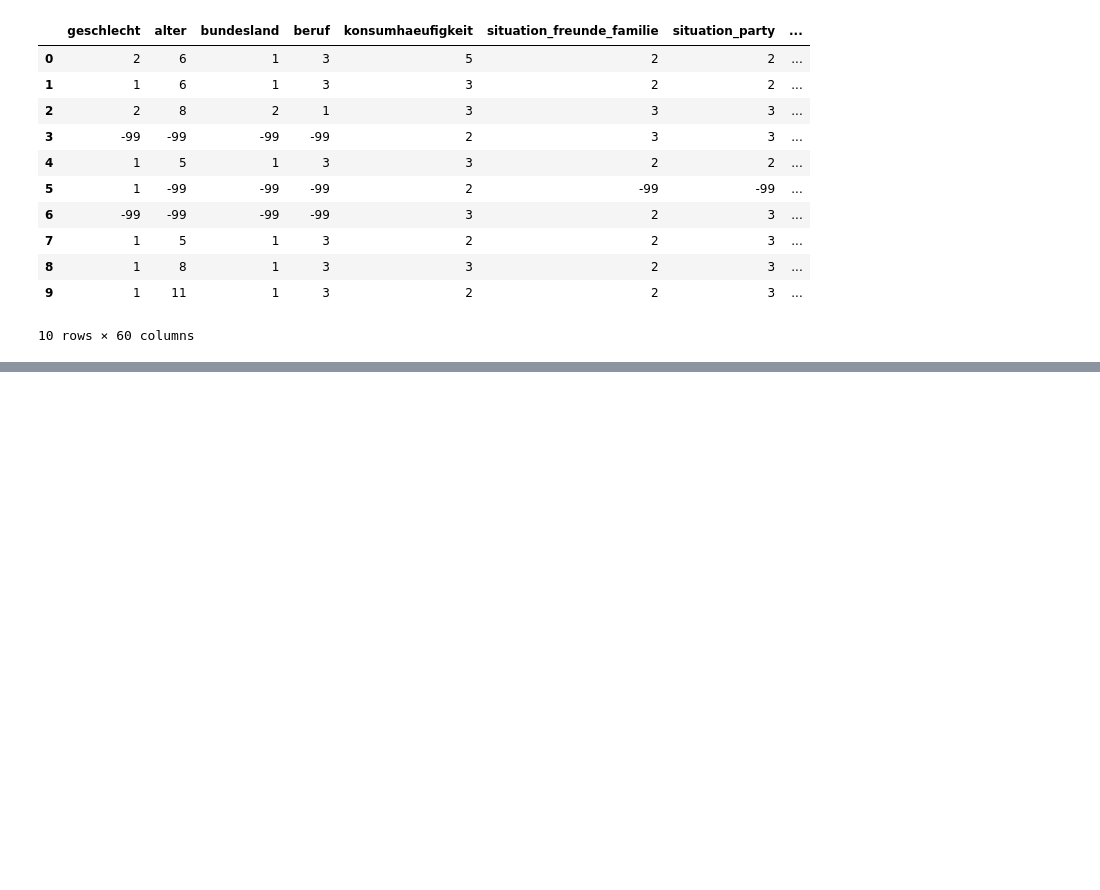
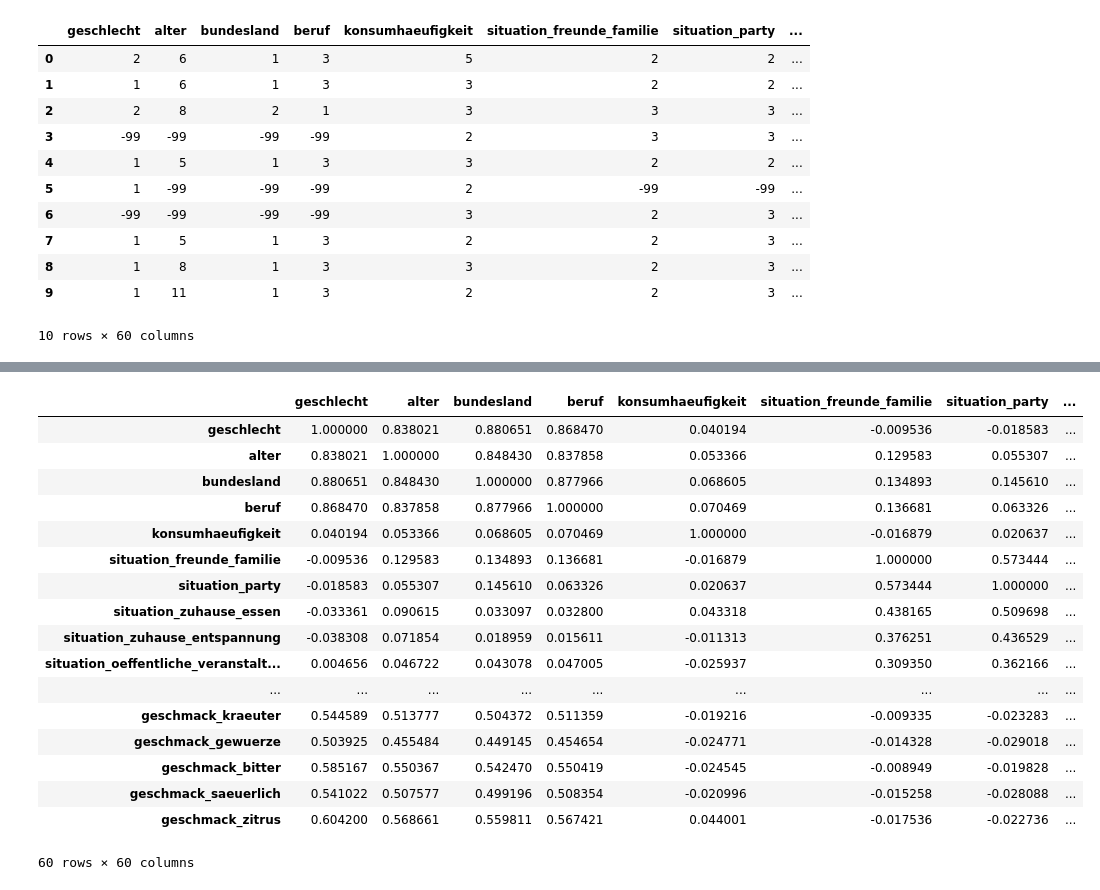
Before and after one commit to FRYEL/Bierprojekt, a Jupyter notebook: test.ipynb, the cells around one changed output, grey strips where cells are left out. Drawn from its saved outputs; the diff is of its cells as text; code cells hidden in the pictures; blank space fills up the shorter version.

```diff
--- a/test.ipynb
+++ b/test.ipynb
@@ -19,0 +35,21 @@ df.head(10)
+# %%
+df.corr()
+# %% [output]
+|  | geschlecht | alter | bundesland | beruf | konsumhaeufigkeit | situation_freunde_familie | situation_party | ... |
+| geschlecht | 1.000000 | 0.838021 | 0.880651 | 0.868470 | 0.040194 | -0.009536 | -0.018583 | ... |
+| alter | 0.838021 | 1.000000 | 0.848430 | 0.837858 | 0.053366 | 0.129583 | 0.055307 | ... |
+| bundesland | 0.880651 | 0.848430 | 1.000000 | 0.877966 | 0.068605 | 0.134893 | 0.145610 | ... |
+| beruf | 0.868470 | 0.837858 | 0.877966 | 1.000000 | 0.070469 | 0.136681 | 0.063326 | ... |
+| konsumhaeufigkeit | 0.040194 | 0.053366 | 0.068605 | 0.070469 | 1.000000 | -0.016879 | 0.020637 | ... |
+| situation_freunde_familie | -0.009536 | 0.129583 | 0.134893 | 0.136681 | -0.016879 | 1.000000 | 0.573444 | ... |
+| situation_party | -0.018583 | 0.055307 | 0.145610 | 0.063326 | 0.020637 | 0.573444 | 1.000000 | ... |
+| situation_zuhause_essen | -0.033361 | 0.090615 | 0.033097 | 0.032800 | 0.043318 | 0.438165 | 0.509698 | ... |
+| situation_zuhause_entspannung | -0.038308 | 0.071854 | 0.018959 | 0.015611 | -0.011313 | 0.376251 | 0.436529 | ... |
+| situation_oeffentliche_veranstalt... | 0.004656 | 0.046722 | 0.043078 | 0.047005 | -0.025937 | 0.309350 | 0.362166 | ... |
+| ... | ... | ... | ... | ... | ... | ... | ... | ... |
+| geschmack_kraeuter | 0.544589 | 0.513777 | 0.504372 | 0.511359 | -0.019216 | -0.009335 | -0.023283 | ... |
+| geschmack_gewuerze | 0.503925 | 0.455484 | 0.449145 | 0.454654 | -0.024771 | -0.014328 | -0.029018 | ... |
+| geschmack_bitter | 0.585167 | 0.550367 | 0.542470 | 0.550419 | -0.024545 | -0.008949 | -0.019828 | ... |
+| geschmack_saeuerlich | 0.541022 | 0.507577 | 0.499196 | 0.508354 | -0.020996 | -0.015258 | -0.028088 | ... |
+| geschmack_zitrus | 0.604200 | 0.568661 | 0.559811 | 0.567421 | 0.044001 | -0.017536 | -0.022736 | ... |
+60 rows × 60 columns
```
Also changed, not shown: parts of 5 cells of this notebook, 2 other files.
